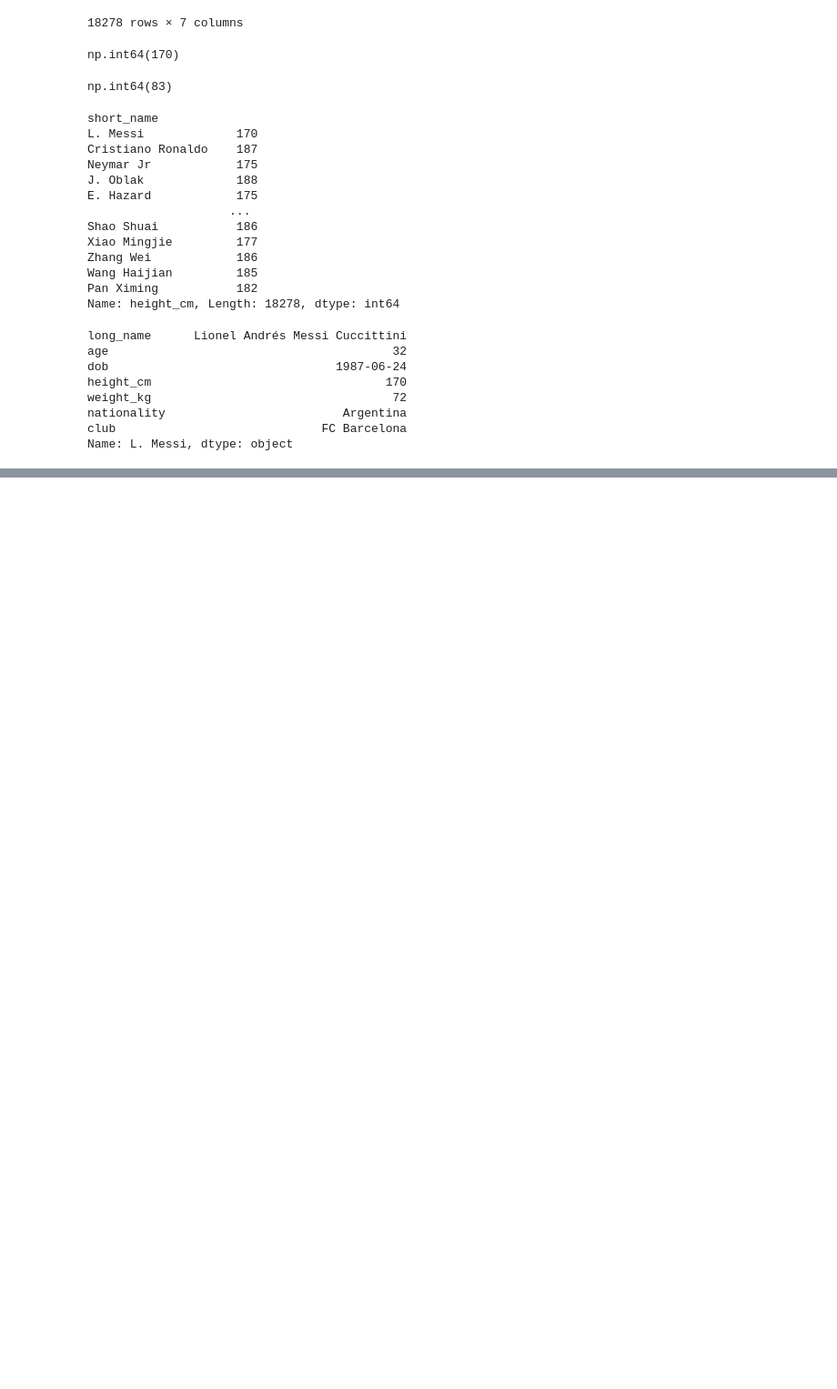
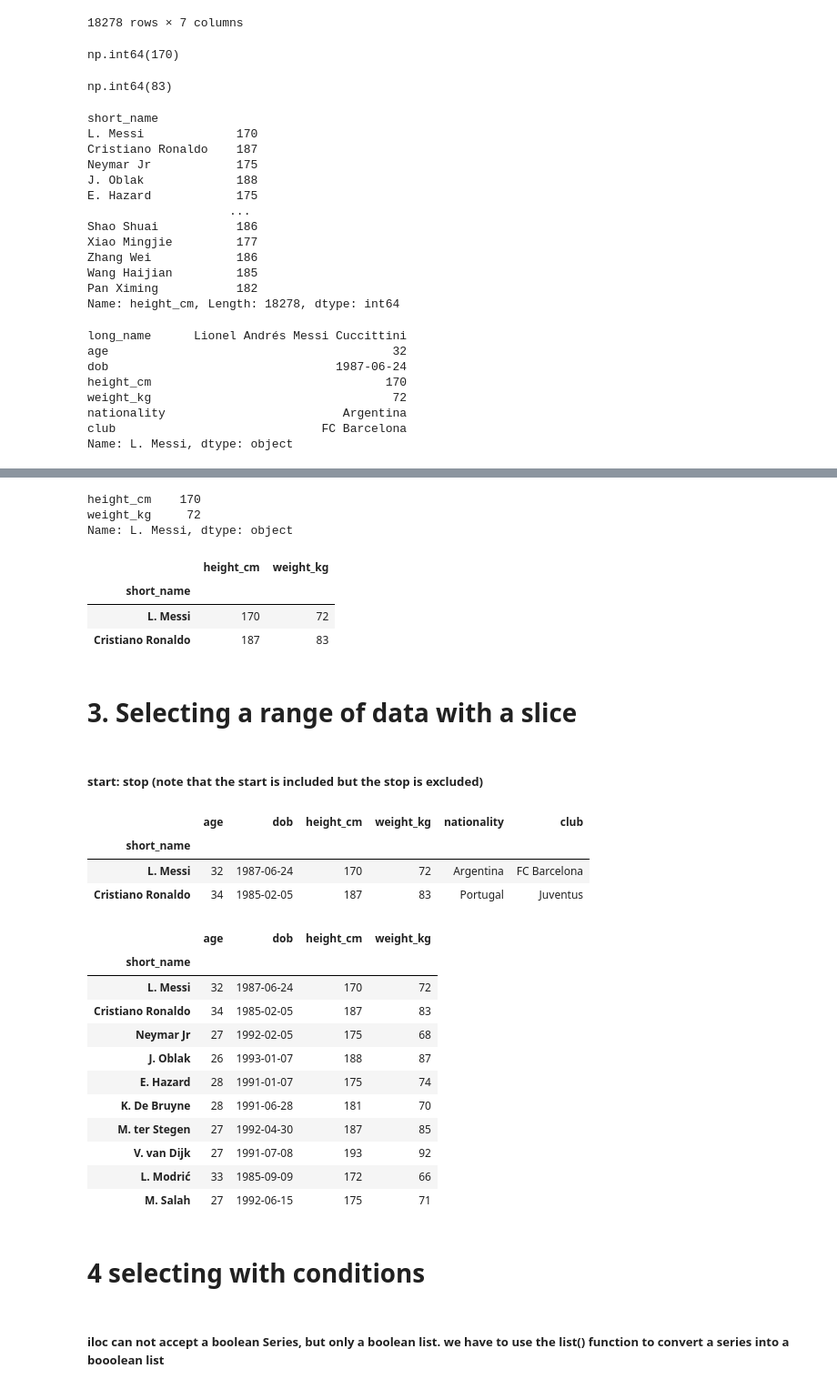
Before and after one commit to MUNYEMANA12/Data-Extraction-with-Pandas, a Jupyter notebook: Data Extraction with pandas.ipynb, the cells around one changed output, grey strips where cells are left out. Shown: that part at 91% size. Cells and saved outputs as stored; diff of their text form; code cells hidden in the pictures; blank space fills up the shorter version.

Commit message:
Update the Data Extraction with many Examples

```diff
--- a/Data Extraction with pandas.ipynb
+++ b/Data Extraction with pandas.ipynb
@@ -288,0 +308,53 @@ Name: L. Messi, dtype: object
+# %%
+# get the  height and weight of  L. MesSi
+pf.iloc[0,[3,4]]
+# %% [output]
+height_cm    170
+weight_kg     72
+Name: L. Messi, dtype: object
+# %%
+#get height and weight OF L. Messi and Cristiano Ronaldo
+pf.iloc[[0,1],[3,4]]
+#
+# %% [output]
+|  | height_cm | weight_kg |
+| short_name |  |  |
+| L. Messi | 170 | 72 |
+| Cristiano Ronaldo | 187 | 83 |
+# %% [markdown]
+# 3. Selecting a range of data with a slice
+# %% [markdown]
+##### start: stop (note that the start is included but the stop is excluded)
+# %%
+# slice column labels age / club
+# players = ['L. Messi', 'Crisitiano Ronaldo']
+players=[0,1]
+pf.iloc[players,1:7]
+# %% [output]
+|  | age | dob | height_cm | weight_kg | nationality | club |
+| short_name |  |  |  |  |  |  |
+| L. Messi | 32 | 1987-06-24 | 170 | 72 | Argentina | FC Barcelona |
+| Cristiano Ronaldo | 34 | 1985-02-05 | 187 | 83 | Portugal | Juventus |
+# %%
+# sllice index labels (top1  to top10 player)
+# columns= [age,dob,height_cm,weight_kg]
+columns=[1,2,3,4]
+# get top1 and top10 player name
+pf.iloc[0:10,columns]
+# %% [output]
+|  | age | dob | height_cm | weight_kg |
+| short_name |  |  |  |  |
+| L. Messi | 32 | 1987-06-24 | 170 | 72 |
+| Cristiano Ronaldo | 34 | 1985-02-05 | 187 | 83 |
+| Neymar Jr | 27 | 1992-02-05 | 175 | 68 |
+| J. Oblak | 26 | 1993-01-07 | 188 | 87 |
+| E. Hazard | 28 | 1991-01-07 | 175 | 74 |
+| K. De Bruyne | 28 | 1991-06-28 | 181 | 70 |
+| M. ter Stegen | 27 | 1992-04-30 | 187 | 85 |
+| V. van Dijk | 27 | 1991-07-08 | 193 | 92 |
+| L. Modrić | 33 | 1985-09-09 | 172 | 66 |
+| M. Salah | 27 | 1992-06-15 | 175 | 71 |
+# %% [markdown]
+# 4 selecting with conditions
+# %% [markdown]
+##### iloc can not accept a boolean Series, but only a boolean list. we have  to use the  list() function to convert a series into a booolean list
```
Also changed, not shown: parts of 19 cells of this notebook.
